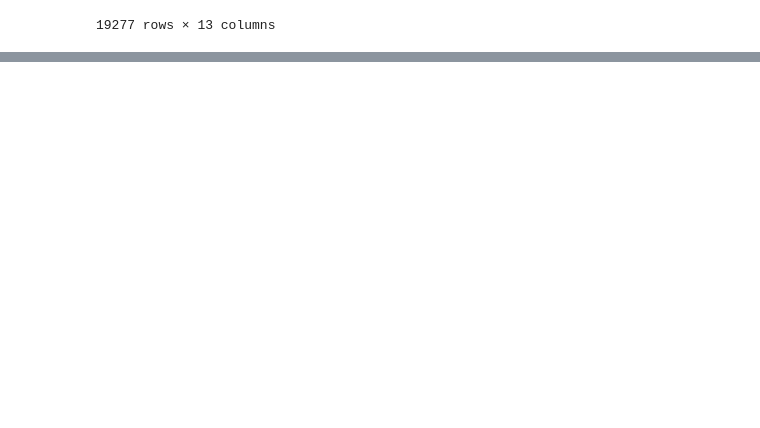
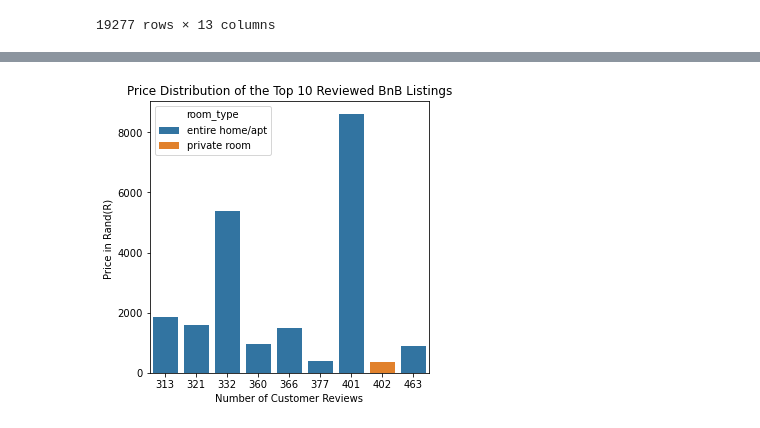
Before and after one commit to SanjanaCode/AirBnB-Data-Analysis, a Jupyter notebook: Analysis/Submitted/Task5.ipynb, the cells around one changed output, grey strips where cells are left out. Cells and saved outputs as stored; diff of their text form; code cells hidden in the pictures; blank space fills up the shorter version.

```diff
--- a/Analysis/Submitted/Task5.ipynb
+++ b/Analysis/Submitted/Task5.ipynb
@@ -99,0 +161,9 @@ However, since we dont know whether the reviews are positive or negative, there
+# %%
+fig,ax=plt.subplots(figsize=(5,5))
+top= df.nlargest(10,'number_of_reviews')
+top_plt=sns.barplot(x='number_of_reviews',y='price',data=top,hue='room_type',dodge=False,ci=None ).set_title('Price Distribution of the Top 10 Reviewed BnB Listings')
+plt.xlabel("Number of Customer Reviews")
+plt.ylabel("Price in Rand(R) ")
+plt.ioff()
+# %% [output]
+[figure, added]
```
Also changed, not shown: parts of 26 cells of this notebook, 1 other file.
